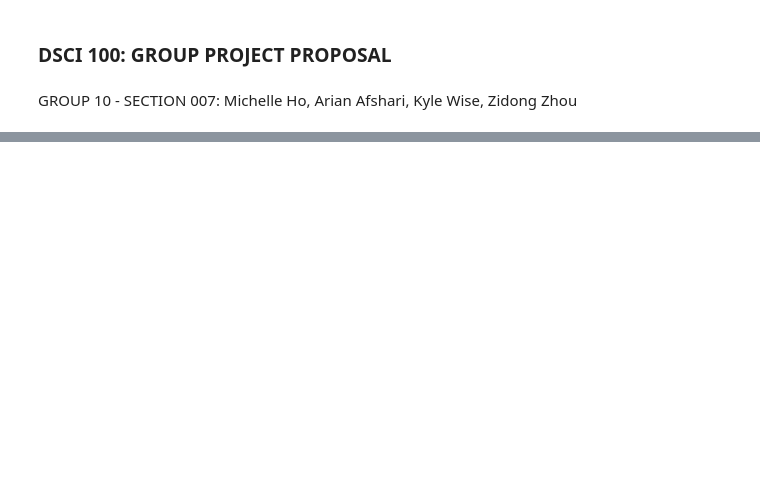
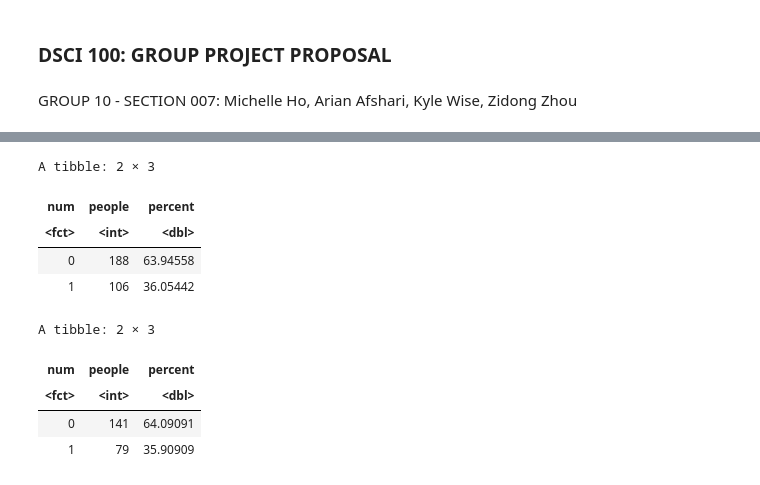
Before and after one commit to GeneRevo/DSCI100-007-Group10, a Jupyter notebook: 007_project_proposal.ipynb, the cells around one changed output, grey strips where cells are left out. Cells and saved outputs as stored; diff of their text form; code cells hidden in the pictures; blank space fills up the shorter version.

Commit message:
Summarized Data

```diff
--- a/007_project_proposal.ipynb
+++ b/007_project_proposal.ipynb
@@ -95,0 +88,25 @@ A tibble: 74 × 14
+# %%
+# identifying the proportion of cases with a diagnosis of heart disease (positive angiographic disease status) and the proportion without in the full data
+# set and the training data set to ensure that the proportions are preserved during the split
+heart_disease_data_proportions <- heart_disease_data |>
+                      group_by(num) |>
+                      summarize(people = n()) |>
+                      mutate(percent = 100*people/nrow(heart_disease_data))
+heart_disease_data_proportions
+
+heart_disease_train_proportions <- heart_disease_train |>
+                      group_by(num) |>
+                      summarize(people = n()) |>
+                      mutate(percent = 100*people/nrow(heart_disease_train))
+heart_disease_train_proportions
+# %% [output]
+A tibble: 2 × 3
+| num | people | percent |
+| <fct> | <int> | <dbl> |
+| 0 | 188 | 63.94558 |
+| 1 | 106 | 36.05442 |
+A tibble: 2 × 3
+| num | people | percent |
+| <fct> | <int> | <dbl> |
+| 0 | 141 | 64.09091 |
+| 1 | 79 | 35.90909 |
```
Also changed, not shown: parts of 8 cells of this notebook.
